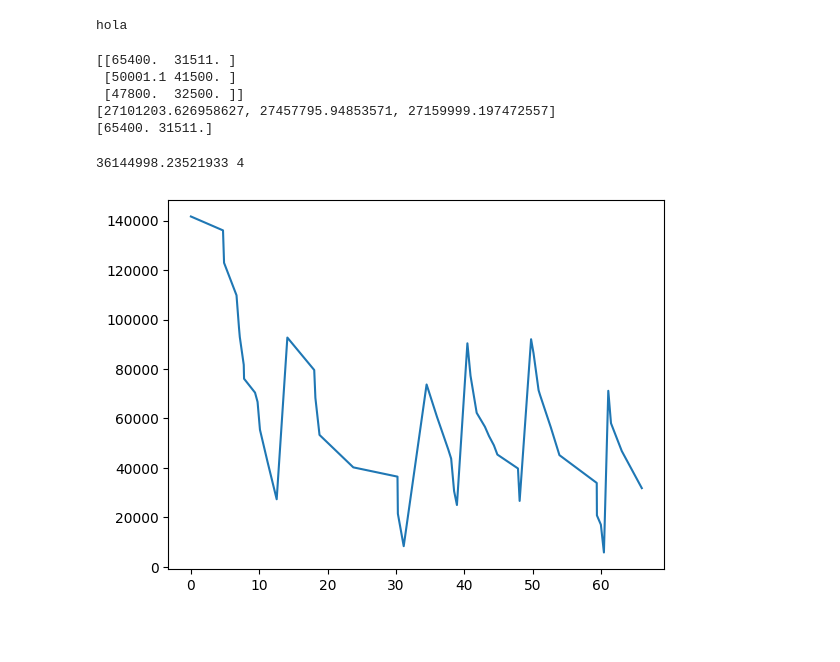
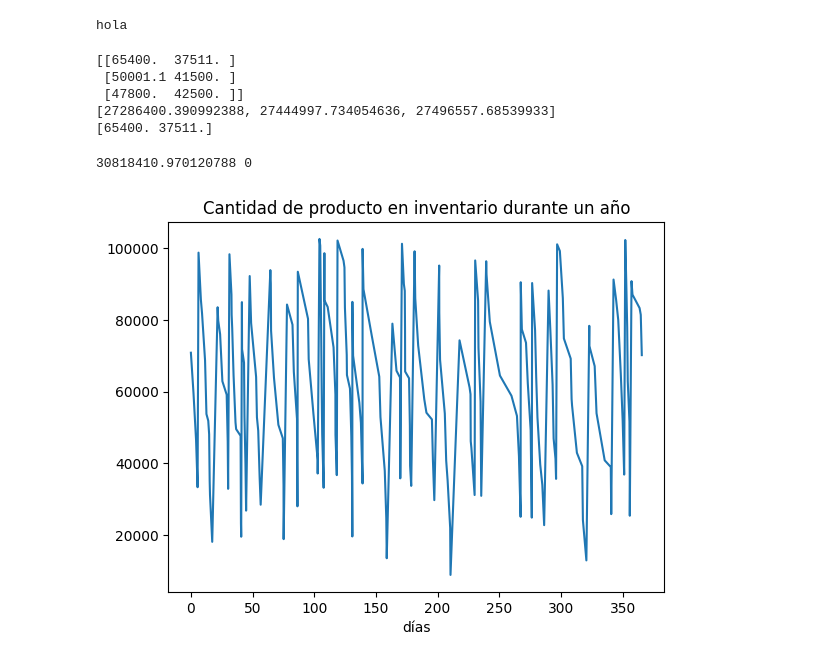
Before and after one commit to Vixuz144/Admin-Prod, a Jupyter notebook: Sistema_de_inventarios_reducido.ipynb, the cells around one changed output. Saved outputs shown, nothing was run; the diff lists cells and outputs as text; code cells hidden in the pictures; blank space fills up the shorter version.

```diff
--- a/Sistema_de_inventarios_reducido.ipynb
+++ b/Sistema_de_inventarios_reducido.ipynb
@@ -118,7 +120,7 @@ def inv_mc(x, lv, lt, Q, cf, cau, caf, T = 365, mes = 30):
 
   return cost, vp, lx, ly
 # %%
-x = 42000, 32500
+x = 100000, 41500
 lv, lr = 0.5, 1
 c, vp, lx, ly = inv_mc(x, 0.5, 1, Q, CU, CAV, CAF)
 print(c, vp)
@@ -258,7 +260,7 @@ print(m)
 # %% [output]
 27161436.30132176
 # %%
-y = [[65400, 31511], [50001.1, 41500], [47800, 32500]]
+y = [[65400, 37511], [50001.1, 41500], [47800, 42500]]
 lx, lf = NM(rep, y, 10**-1, 100)
 # %% [output]
 hola
@@ -268,19 +270,20 @@ print(lf)
 xx = lx[np.argmin(lf)]
 print(xx)
 # %% [output]
-[[65400.  31511. ]
+[[65400.  37511. ]
  [50001.1 41500. ]
- [47800.  32500. ]]
-[27101203.626958627, 27457795.94853571, 27159999.197472557]
-[65400. 31511.]
+ [47800.  42500. ]]
+[27286400.390992388, 27444997.734054636, 27496557.68539933]
+[65400. 37511.]
 # %%
-
-c, vp, lx, ly = inv_mc(xx, 0.5, 1, Q, CU, CAV, CAF)
+c, vp, lx, ly = inv_mc(xx, 0.5, 1, Q//2, CU, CAV, CAF)
 print(c, vp)
 
-n = 50
-plt.plot(lx[:n],ly[:n])
+plt.plot(lx,ly)
+plt.ylabel('gramos')
+plt.xlabel('días')
+plt.title('Cantidad de producto en inventario durante un año')
 plt.show()
 # %% [output]
-36144998.23521933 4
+30818410.970120788 0
-[figure, old version]
+[figure, new version]
```
Also changed, not shown: parts of 3 cells of this notebook.
